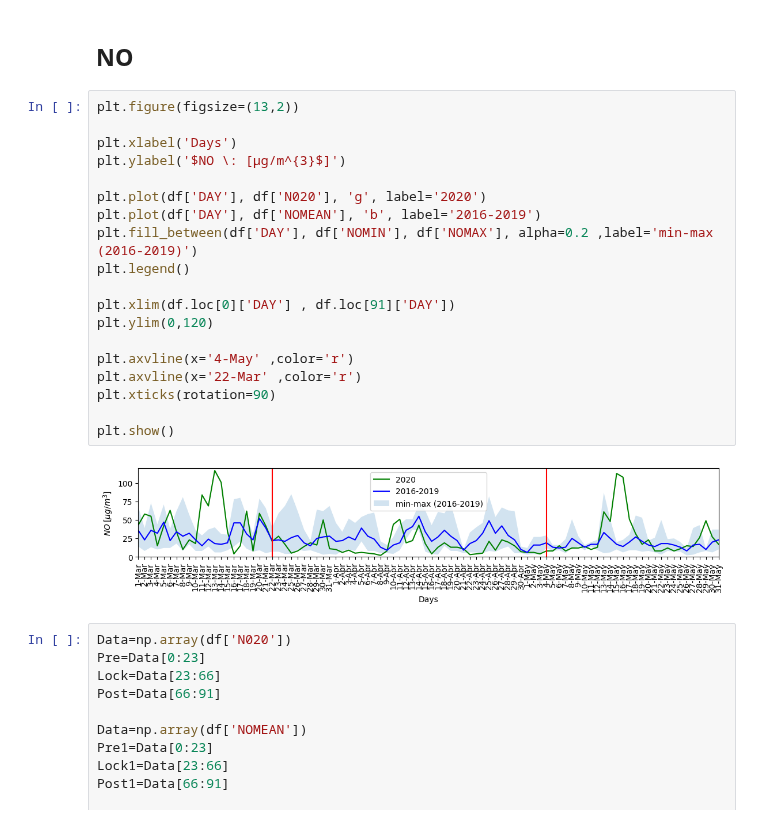
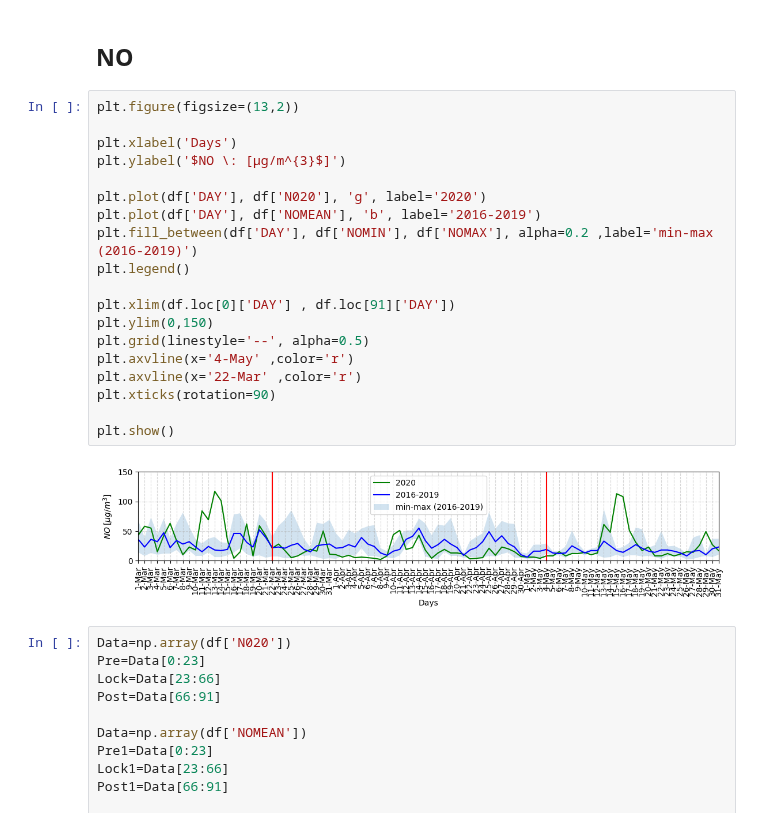
Before and after one commit to costpetrides/Air-pollution-COVID-19-impact, a Jupyter notebook: Lockdown 1/Aristotelous(UT).ipynb, the cells around one changed output. Drawn from its saved outputs; the diff is of its cells as text.

```diff
--- a/Lockdown 1/Aristotelous(UT).ipynb
+++ b/Lockdown 1/Aristotelous(UT).ipynb
@@ -161,24 +160,24 @@ plt.show()
 # %%
 plt.figure(figsize=(13,2))
 
 plt.xlabel('Days')
 plt.ylabel('$NO \: [μg/m^{3}$]')
 
 plt.plot(df['DAY'], df['N020'], 'g', label='2020')
 plt.plot(df['DAY'], df['NOMEAN'], 'b', label='2016-2019')
 plt.fill_between(df['DAY'], df['NOMIN'], df['NOMAX'], alpha=0.2 ,label='min-max (2016-2019)')
 plt.legend()
 
 plt.xlim(df.loc[0]['DAY'] , df.loc[91]['DAY'])
-plt.ylim(0,120)
-
+plt.ylim(0,150)
+plt.grid(linestyle='--', alpha=0.5)
 plt.axvline(x='4-May' ,color='r')
 plt.axvline(x='22-Mar' ,color='r')
 plt.xticks(rotation=90)
 
 plt.show()
 # %% [output]
-[figure, old version]
+[figure, new version]
 # %%
 Data=np.array(df['N020'])
 Pre=Data[0:23]
```
Also changed, not shown: parts of 3 cells of this notebook.
